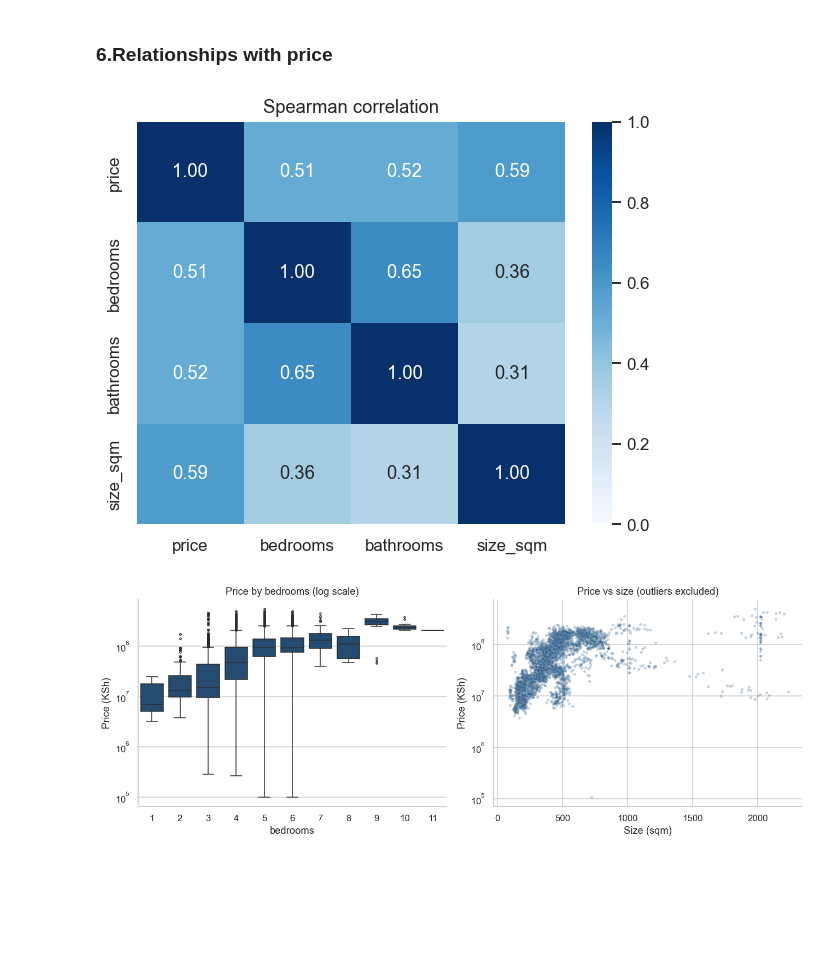
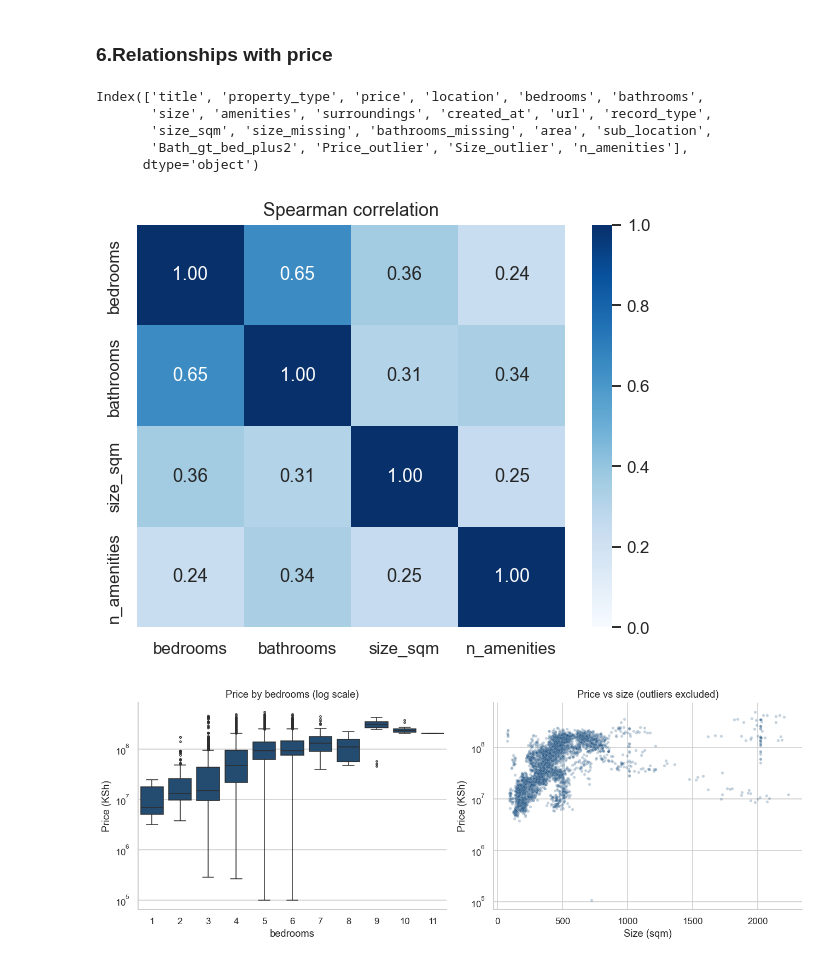
Before and after one commit to kenny067/NyumbaSense-ml, a Jupyter notebook: nyumba.ipynb, the cells around one changed output. Drawn from its saved outputs; the diff is of its cells as text; code cells hidden in the pictures; blank space fills up the shorter version.

```diff
--- a/nyumba.ipynb
+++ b/nyumba.ipynb
@@ -683,16 +763,24 @@ by_area.sort_values("median", ascending=False)
 | Kitengela | 520 | 9932367.5 |
 # %% [markdown]
 ### 6.Relationships with price
+# %%
+data.columns
+# %% [output]
+Index(['title', 'property_type', 'price', 'location', 'bedrooms', 'bathrooms',
+       'size', 'amenities', 'surroundings', 'created_at', 'url', 'record_type',
+       'size_sqm', 'size_missing', 'bathrooms_missing', 'area', 'sub_location',
+       'Bath_gt_bed_plus2', 'Price_outlier', 'Size_outlier', 'n_amenities'],
+      dtype='object')
 # %%
-corr = data[["price", "bedrooms", "bathrooms", "size_sqm"]].corr(method="spearman")
+corr = data[["bedrooms", "bathrooms", "size_sqm", "n_amenities"]].corr(method="spearman")
 
 fig, ax = plt.subplots(figsize=(5.5, 4.5))
 sns.heatmap(corr, annot=True, fmt=".2f", cmap="Blues", vmin=0, vmax=1, ax=ax)
 ax.set_title("Spearman correlation")
 plt.tight_layout()
 plt.show()
 # %% [output]
-[figure, old version]
+[figure, new version]
 # %%
 fig, ax = plt.subplots(1, 2, figsize=(12, 4.5))
 
```
Also changed, not shown: parts of 24 cells of this notebook, 2 other files.
